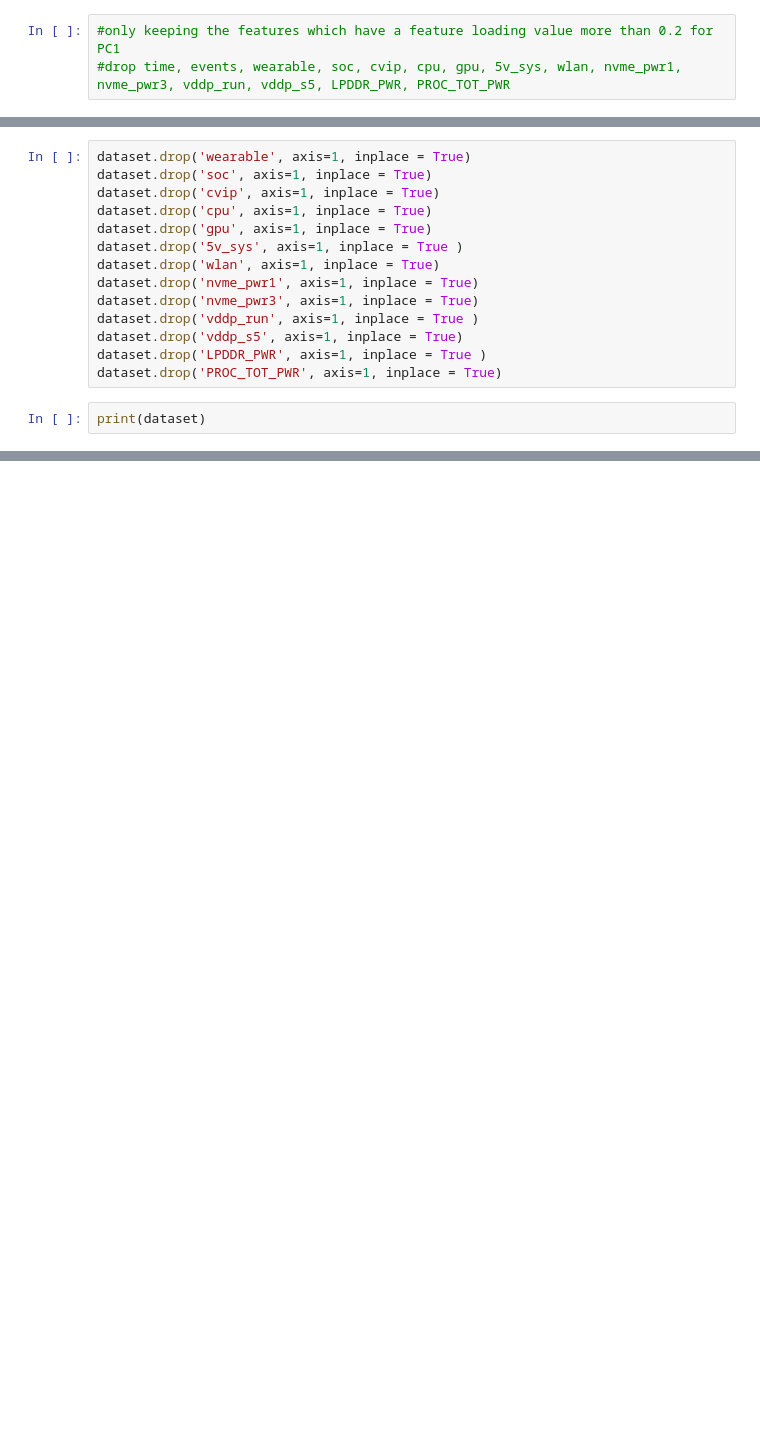
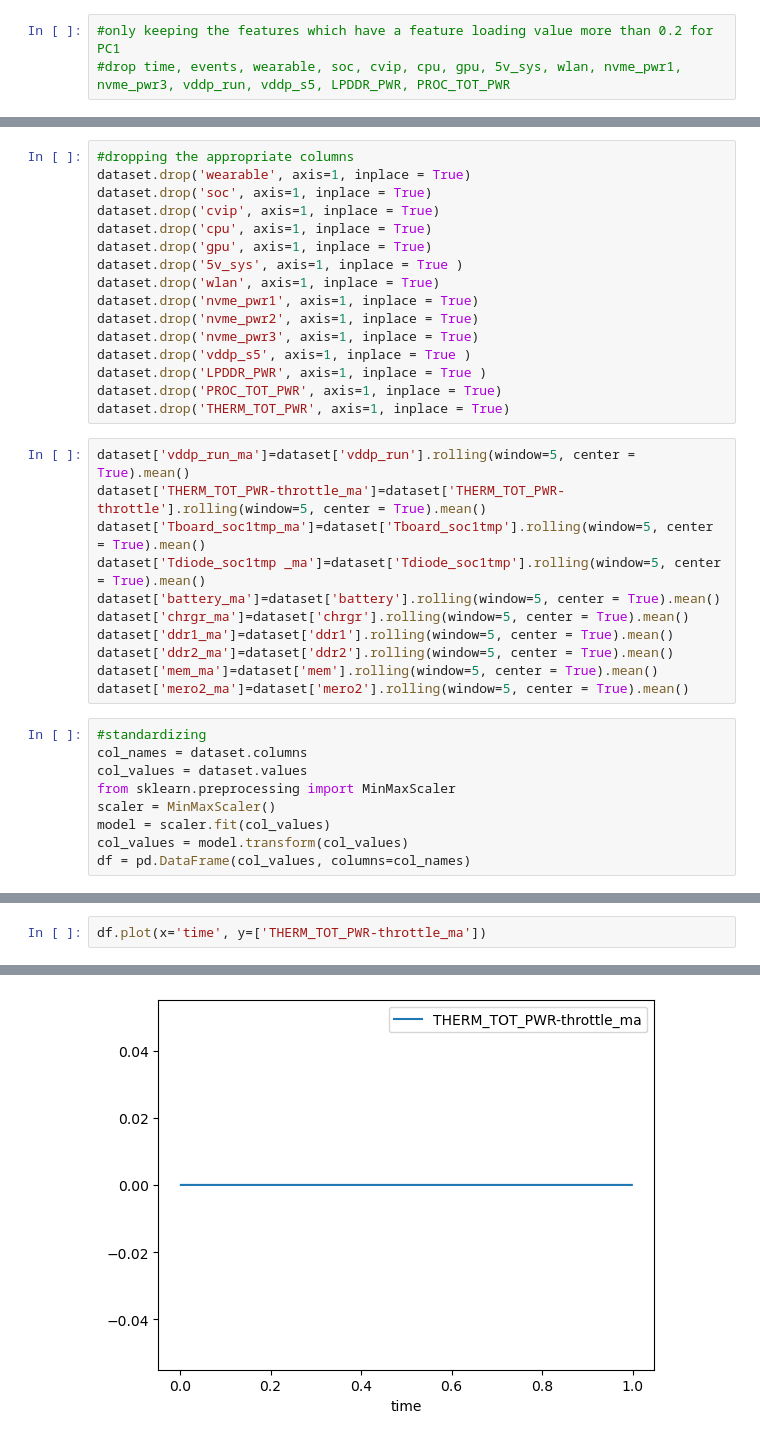
Before and after one commit to jai-sundaram/ar-privacy, a Jupyter notebook: BurgsDevelopment/Jai Data Analysis/sma.ipynb, the cells around one changed output, grey strips where cells are left out. Saved outputs shown, nothing was run; the diff lists cells and outputs as text; blank space fills up the shorter version.

```diff
--- a/BurgsDevelopment/Jai Data Analysis/sma.ipynb
+++ b/BurgsDevelopment/Jai Data Analysis/sma.ipynb
@@ -13,6 +13,7 @@ Index(['wearable', 'soc', 'cvip', 'cpu', 'gpu', '5v_sys', 'wlan', 'nvme_pwr1',
        'mem', 'mero2', 'vrm'],
       dtype='object')
 # %%
+#dropping the appropriate columns
 dataset.drop('wearable', axis=1, inplace = True)
 dataset.drop('soc', axis=1, inplace = True)
 dataset.drop('cvip', axis=1, inplace = True)
@@ -21,10 +22,29 @@ dataset.drop('gpu', axis=1, inplace = True)
 dataset.drop('5v_sys', axis=1, inplace = True )
 dataset.drop('wlan', axis=1, inplace = True)
 dataset.drop('nvme_pwr1', axis=1, inplace = True)
+dataset.drop('nvme_pwr2', axis=1, inplace = True)
 dataset.drop('nvme_pwr3', axis=1, inplace = True)
-dataset.drop('vddp_run', axis=1, inplace = True )
-dataset.drop('vddp_s5', axis=1, inplace = True)
+dataset.drop('vddp_s5', axis=1, inplace = True )
 dataset.drop('LPDDR_PWR', axis=1, inplace = True )
 dataset.drop('PROC_TOT_PWR', axis=1, inplace = True)
+dataset.drop('THERM_TOT_PWR', axis=1, inplace = True)
+# %%
+dataset['vddp_run_ma']=dataset['vddp_run'].rolling(window=5, center = True).mean()
+dataset['THERM_TOT_PWR-throttle_ma']=dataset['THERM_TOT_PWR-throttle'].rolling(window=5, center = True).mean()
+dataset['Tboard_soc1tmp_ma']=dataset['Tboard_soc1tmp'].rolling(window=5, center = True).mean()
+dataset['Tdiode_soc1tmp _ma']=dataset['Tdiode_soc1tmp'].rolling(window=5, center = True).mean()
+dataset['battery_ma']=dataset['battery'].rolling(window=5, center = True).mean()
+dataset['chrgr_ma']=dataset['chrgr'].rolling(window=5, center = True).mean()
+dataset['ddr1_ma']=dataset['ddr1'].rolling(window=5, center = True).mean()
+dataset['ddr2_ma']=dataset['ddr2'].rolling(window=5, center = True).mean()
+dataset['mem_ma']=dataset['mem'].rolling(window=5, center = True).mean()
+dataset['mero2_ma']=dataset['mero2'].rolling(window=5, center = True).mean()
 # %%
-print(dataset)
+#standardizing
+col_names = dataset.columns
+col_values = dataset.values
+from sklearn.preprocessing import MinMaxScaler
+scaler = MinMaxScaler()
+model = scaler.fit(col_values)
+col_values = model.transform(col_values)
+df = pd.DataFrame(col_values, columns=col_names)
@@ -48,0 +55,3 @@ print(dataset)
+# %%
+df.plot(x='time', y=['THERM_TOT_PWR-throttle_ma'])
+# %% [output]
@@ -48,0 +59 @@ print(dataset)
+[figure, added]
```
Also changed, not shown: parts of 5 cells of this notebook, 3 other files.
